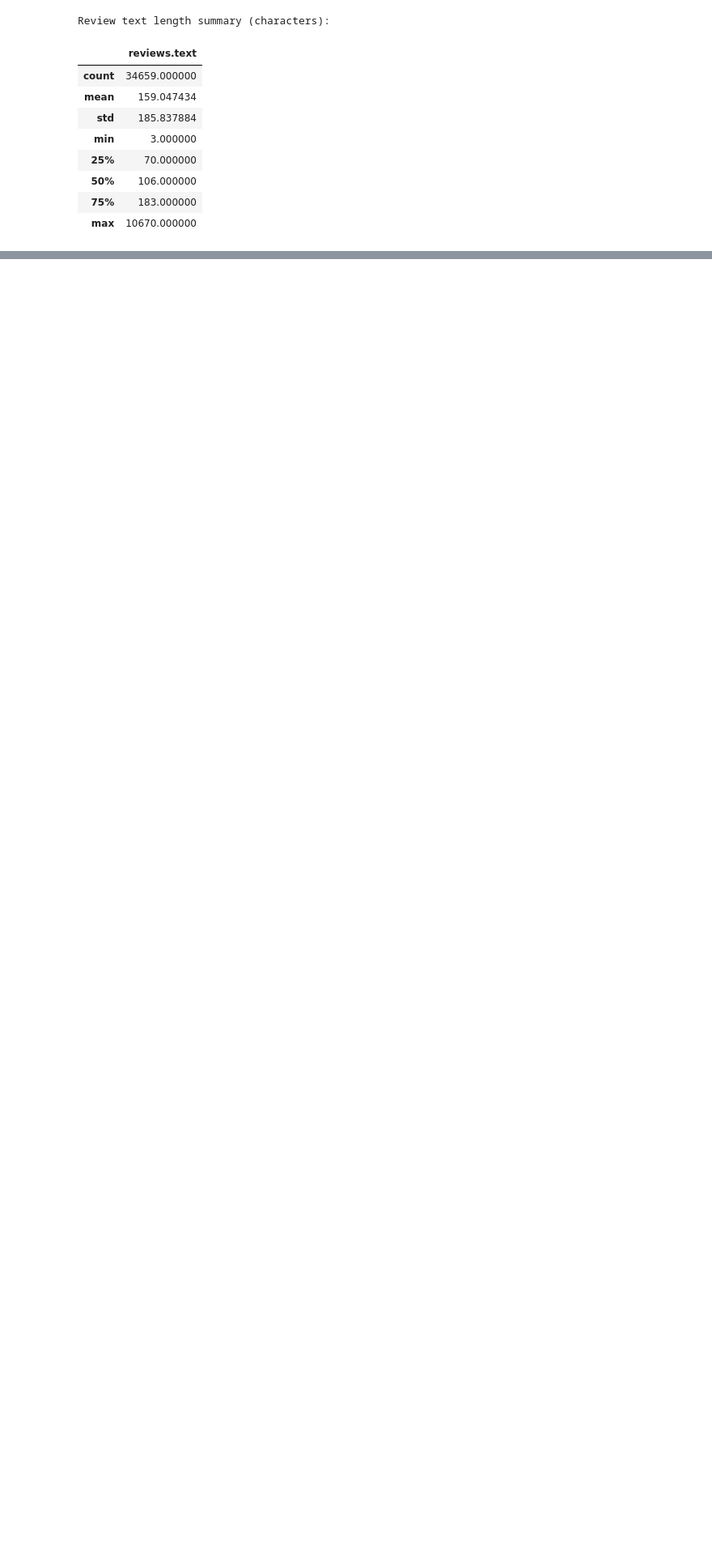
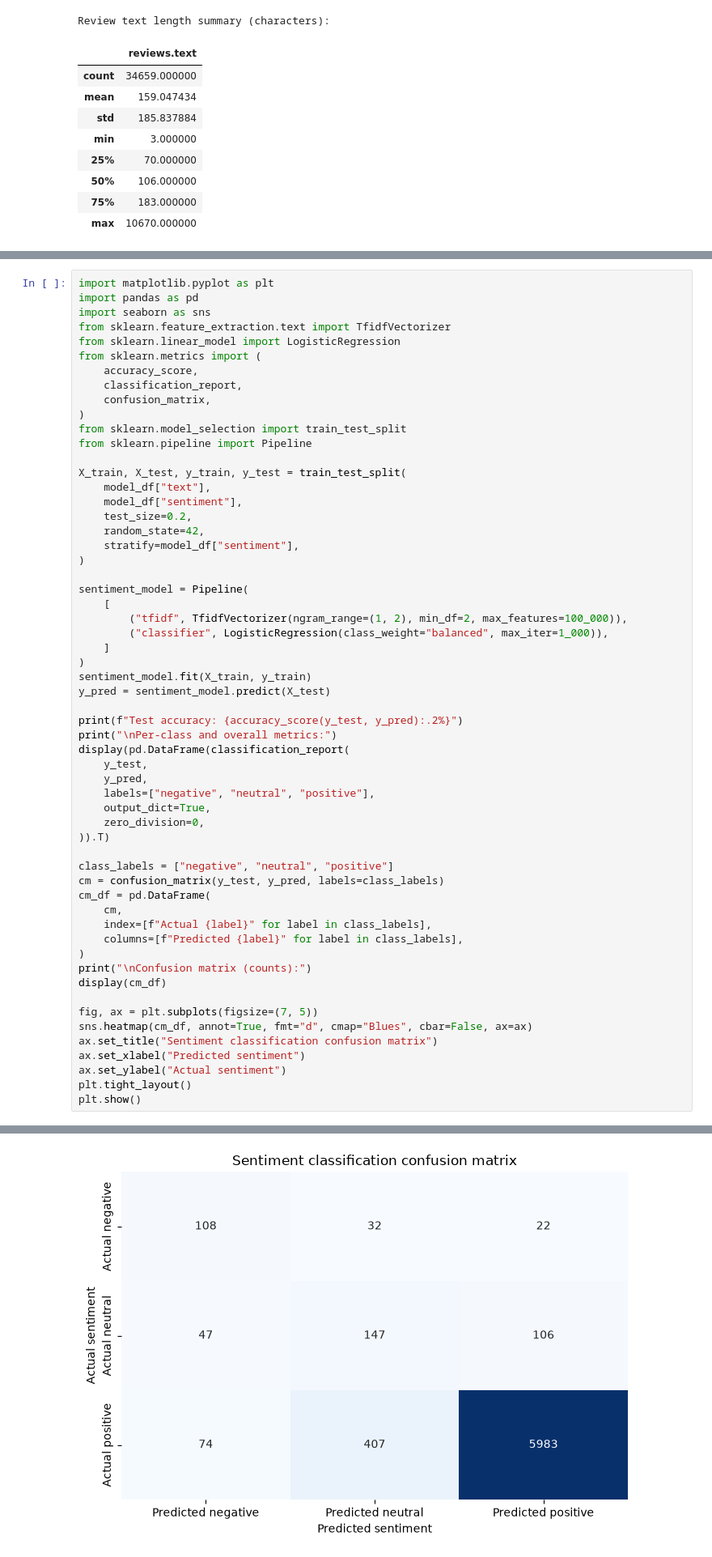
Before and after one commit to zinaelnahel/NLP-automated-customer-reviews, a Jupyter notebook: models/sentiment_analysis_model.ipynb, the cells around one changed output, grey strips where cells are left out. Shown at 81% size. Saved outputs shown, nothing was run; the diff lists cells and outputs as text; blank space fills up the shorter version.

```diff
--- a/models/sentiment_analysis_model.ipynb
+++ b/models/sentiment_analysis_model.ipynb
@@ -136,0 +155,59 @@ display(model_df.head())
+# %%
+import matplotlib.pyplot as plt
+import pandas as pd
+import seaborn as sns
+from sklearn.feature_extraction.text import TfidfVectorizer
+from sklearn.linear_model import LogisticRegression
+from sklearn.metrics import (
+    accuracy_score,
+    classification_report,
+    confusion_matrix,
+)
+from sklearn.model_selection import train_test_split
+from sklearn.pipeline import Pipeline
+
+X_train, X_test, y_train, y_test = train_test_split(
+    model_df["text"],
+    model_df["sentiment"],
+    test_size=0.2,
+    random_state=42,
+    stratify=model_df["sentiment"],
+)
+
+sentiment_model = Pipeline(
+    [
+        ("tfidf", TfidfVectorizer(ngram_range=(1, 2), min_df=2, max_features=100_000)),
+        ("classifier", LogisticRegression(class_weight="balanced", max_iter=1_000)),
+    ]
+)
+sentiment_model.fit(X_train, y_train)
+y_pred = sentiment_model.predict(X_test)
+
+print(f"Test accuracy: {accuracy_score(y_test, y_pred):.2%}")
+print("\nPer-class and overall metrics:")
+display(pd.DataFrame(classification_report(
+    y_test,
+    y_pred,
+    labels=["negative", "neutral", "positive"],
+    output_dict=True,
+    zero_division=0,
+)).T)
+
+class_labels = ["negative", "neutral", "positive"]
+cm = confusion_matrix(y_test, y_pred, labels=class_labels)
+cm_df = pd.DataFrame(
+    cm,
+    index=[f"Actual {label}" for label in class_labels],
+    columns=[f"Predicted {label}" for label in class_labels],
+)
+print("\nConfusion matrix (counts):")
+display(cm_df)
+
+fig, ax = plt.subplots(figsize=(7, 5))
+sns.heatmap(cm_df, annot=True, fmt="d", cmap="Blues", cbar=False, ax=ax)
+ax.set_title("Sentiment classification confusion matrix")
+ax.set_xlabel("Predicted sentiment")
+ax.set_ylabel("Actual sentiment")
+plt.tight_layout()
+plt.show()
+# %% [output]
@@ -136,0 +229 @@ display(model_df.head())
+[figure, added]
```
Also changed, not shown: parts of 5 cells of this notebook, 7 other files.
